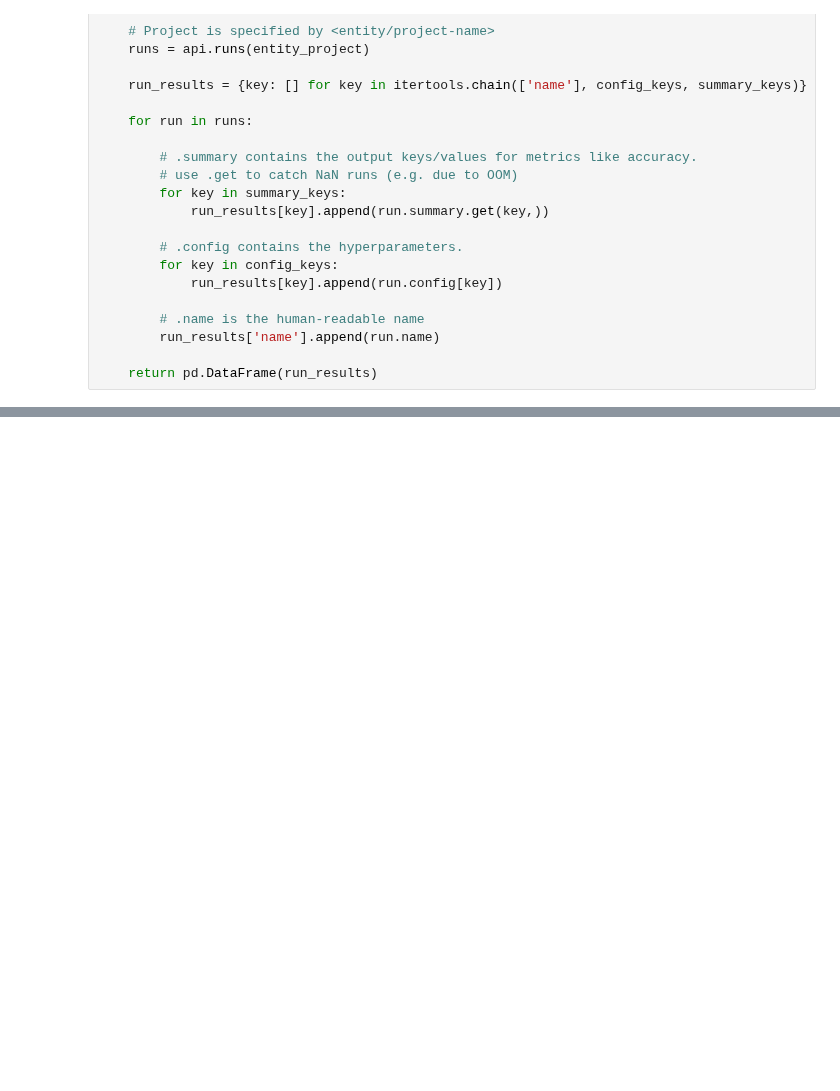
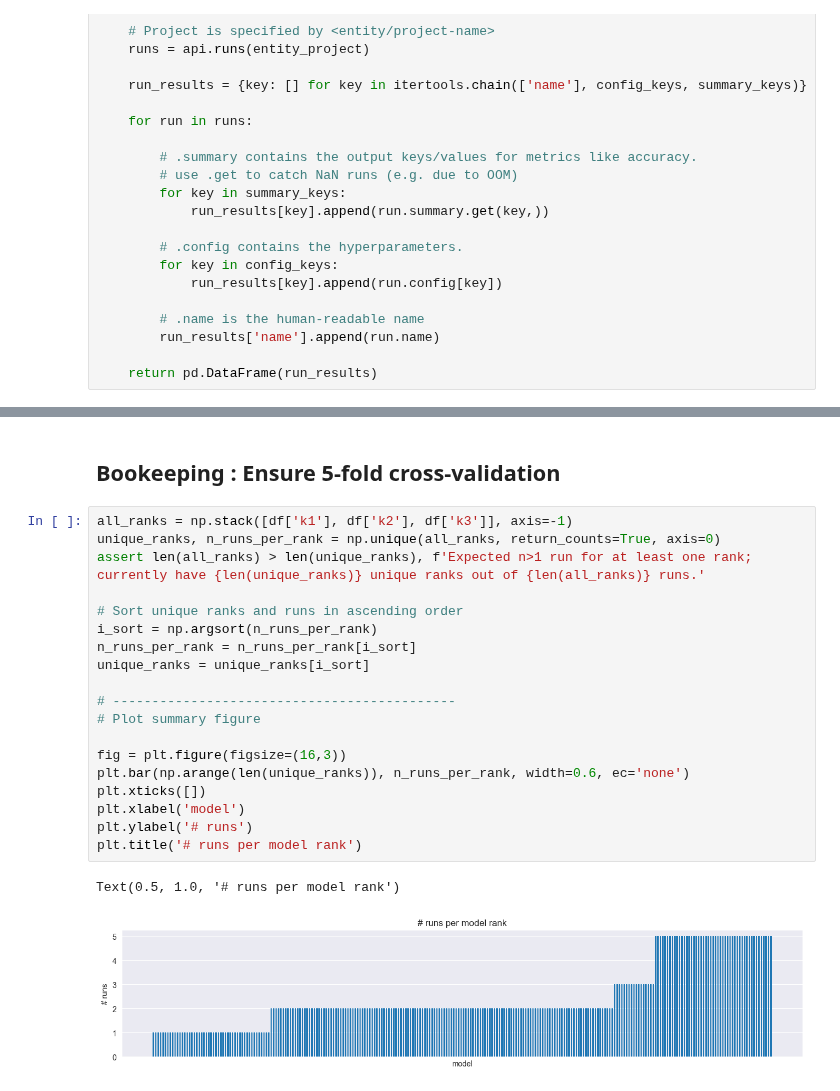
Before and after one commit to lindermanlab/dirichlet-tucker, a Jupyter notebook: analysis/kf_cv_results.ipynb, the cells around one changed output, grey strips where cells are left out. Cells and saved outputs as stored; diff of their text form; blank space fills up the shorter version.

```diff
--- a/analysis/kf_cv_results.ipynb
+++ b/analysis/kf_cv_results.ipynb
@@ -158,0 +171,24 @@ fig.show()
+# %% [markdown]
+## Bookeeping : Ensure 5-fold cross-validation
+# %%
+all_ranks = np.stack([df['k1'], df['k2'], df['k3']], axis=-1)
+unique_ranks, n_runs_per_rank = np.unique(all_ranks, return_counts=True, axis=0)
+assert len(all_ranks) > len(unique_ranks), f'Expected n>1 run for at least one rank; currently have {len(unique_ranks)} unique ranks out of {len(all_ranks)} runs.'
+
+# Sort unique ranks and runs in ascending order
+i_sort = np.argsort(n_runs_per_rank)
+n_runs_per_rank = n_runs_per_rank[i_sort]
+unique_ranks = unique_ranks[i_sort]
+
+# --------------------------------------------
+# Plot summary figure
+
+fig = plt.figure(figsize=(16,3))
+plt.bar(np.arange(len(unique_ranks)), n_runs_per_rank, width=0.6, ec='none')
+plt.xticks([])
+plt.xlabel('model')
+plt.ylabel('# runs')
+plt.title('# runs per model rank')
+# %% [output]
+Text(0.5, 1.0, '# runs per model rank')
+[figure, added]
```
Also changed, not shown: parts of 25 cells of this notebook.
